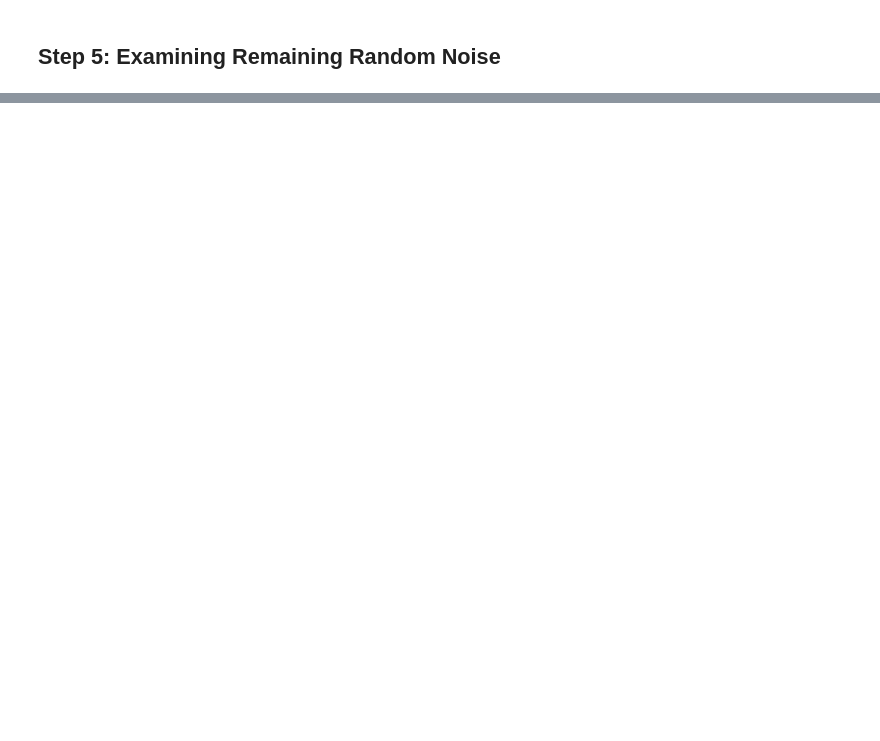
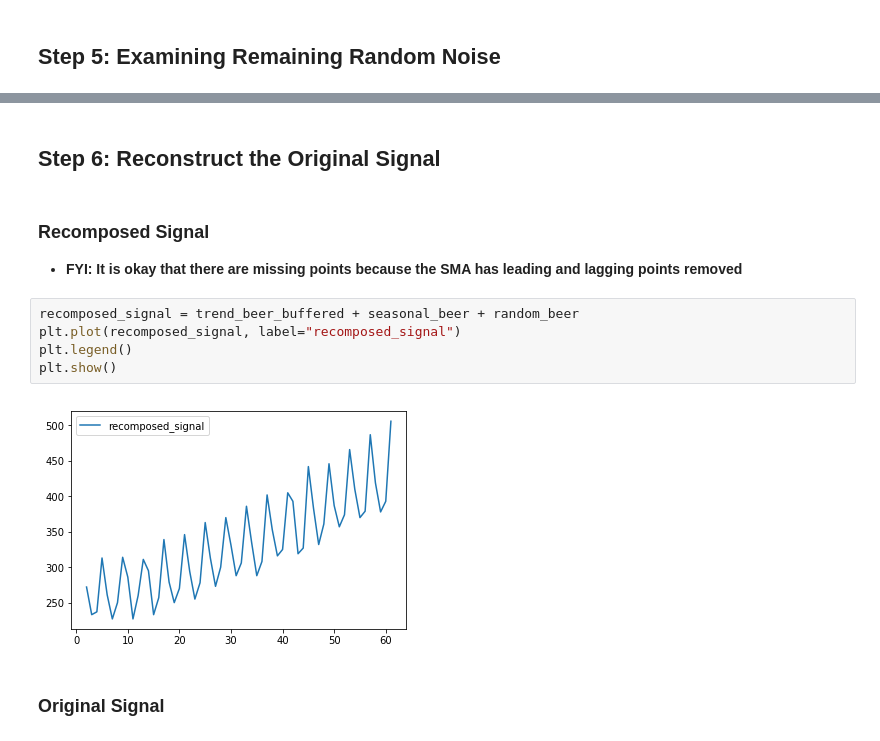
Before and after one commit to alkaline-ml/pmdarima, a Jupyter notebook: examples/Seasonal Trend Decomposition - Additive.ipynb, the cells around one changed output, grey strips where cells are left out. Cells and saved outputs as stored; diff of their text form; blank space fills up the shorter version.

```diff
--- a/examples/Seasonal Trend Decomposition - Additive.ipynb
+++ b/examples/Seasonal Trend Decomposition - Additive.ipynb
@@ -63,0 +108,14 @@ This is slightly off, but we can resolve this later.
+# %% [markdown]
+## Step 6: Reconstruct the Original Signal
+# %% [markdown]
+### Recomposed Signal
+- **FYI: It is okay that there are missing points because the SMA has leading and lagging points removed**
+# %%
+recomposed_signal = trend_beer_buffered + seasonal_beer + random_beer
+plt.plot(recomposed_signal, label="recomposed_signal")
+plt.legend()
+plt.show()
+# %% [output]
+[figure, added]
+# %% [markdown]
+### Original Signal
```
Also changed, not shown: parts of 14 cells of this notebook, 1 other file.
